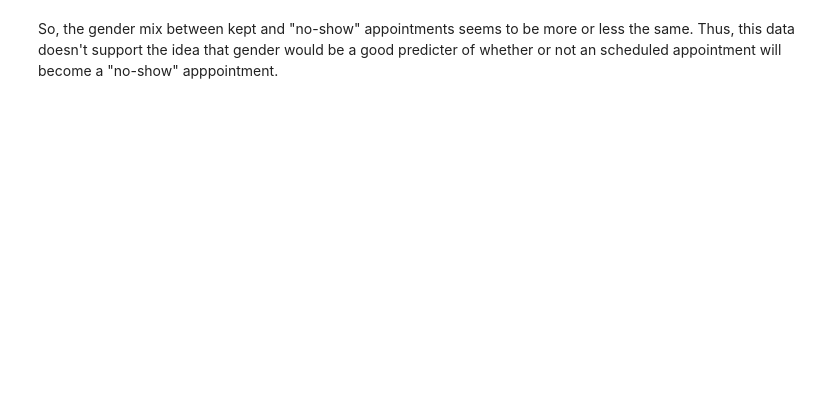
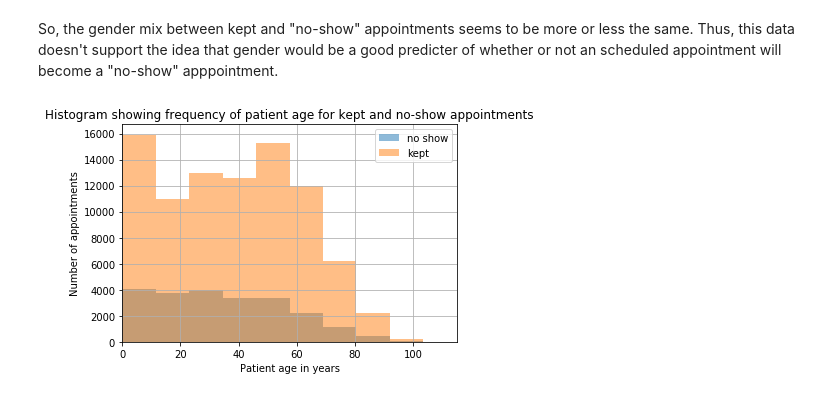
Before and after one commit to dandoug/dand-project3, a Jupyter notebook: investigate-a-dataset-template.ipynb, the cells around one changed output. Cells and saved outputs as stored; diff of their text form; code cells hidden in the pictures; blank space fills up the shorter version.

```diff
--- a/investigate-a-dataset-template.ipynb
+++ b/investigate-a-dataset-template.ipynb
@@ -320,2 +324,13 @@ plt.title('Proportion of kept appointments by gender');
 # %% [markdown]
 So, the gender mix between kept and "no-show" appointments seems to be more or less the same.  Thus, this data doesn't support the idea that gender would be a good predicter of whether or not an scheduled appointment will become a "no-show" apppointment.
+# %%
+# now create a histogram showing the age distribution for the two types of appointments
+df.Age[no_show_ix].hist(alpha=0.5, label='no show')
+df.Age[non_no_show_ix].hist(alpha=0.5, label='kept')
+plt.xlim(0,115)
+plt.title('Histogram showing frequency of patient age for kept and no-show appointments')
+plt.ylabel('Number of appointments')
+plt.xlabel('Patient age in years')
+plt.legend();
+# %% [output]
+[figure, added]
```
Also changed, not shown: parts of 16 cells of this notebook.
